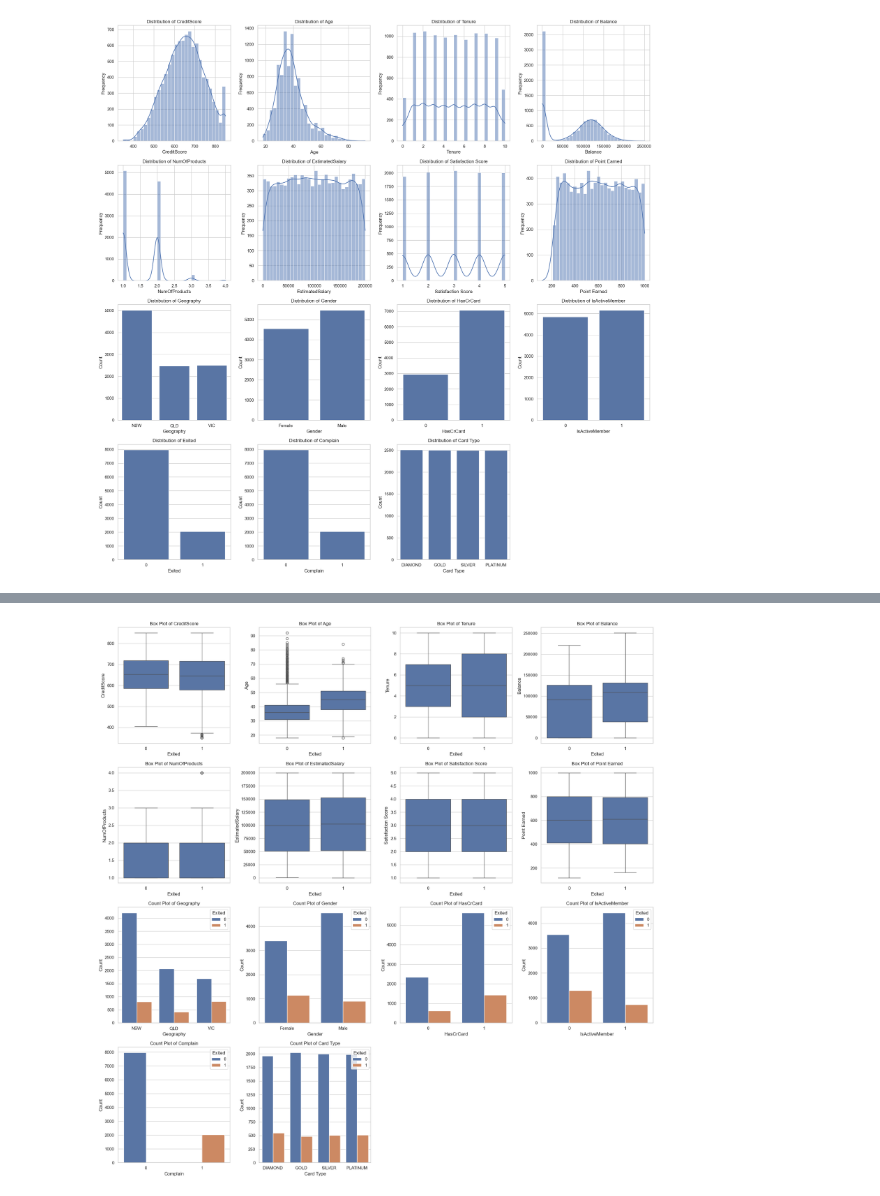
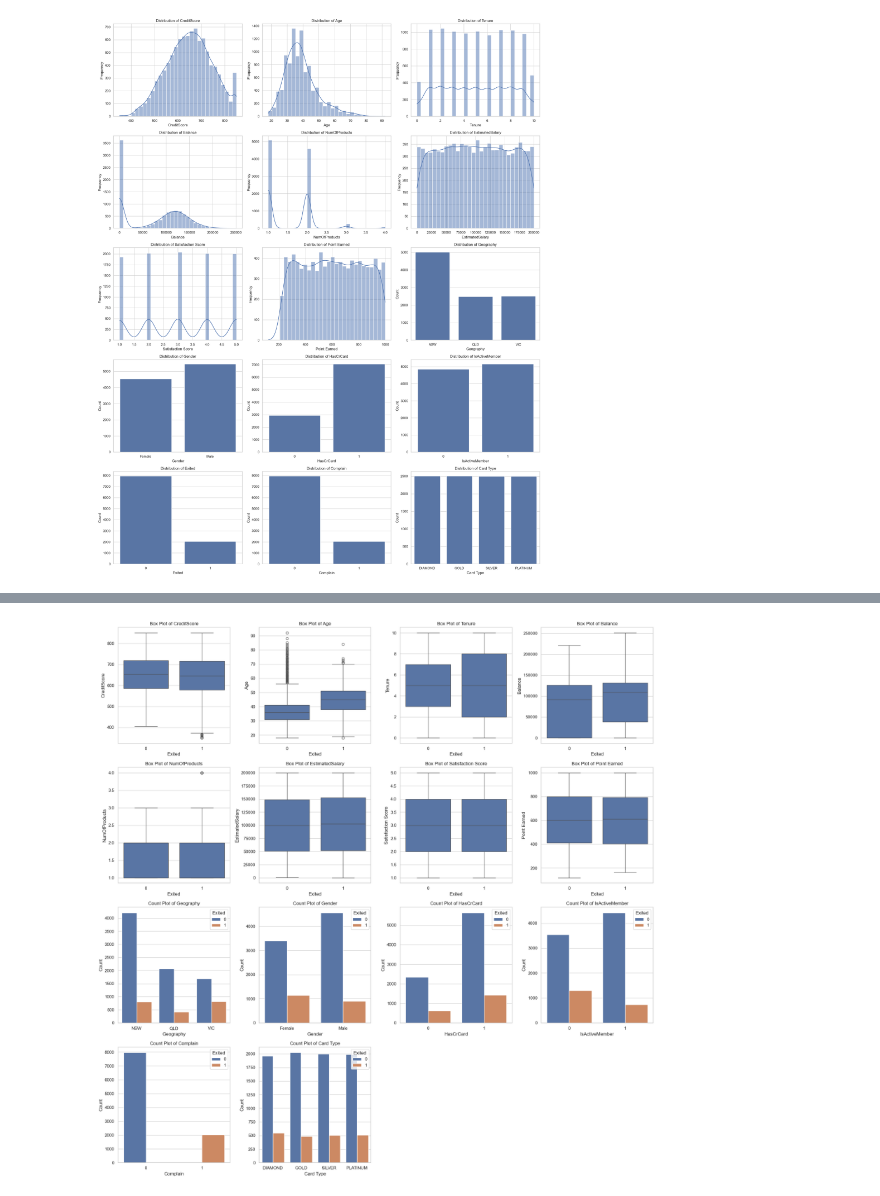
Before and after one commit to structuredcreations/Investment_Selector, a Jupyter notebook: _0_Mentum_Assignment.ipynb, the cells around one changed output, grey strips where cells are left out. Cells and saved outputs as stored; diff of their text form; code cells hidden in the pictures.

```diff
--- a/_0_Mentum_Assignment.ipynb
+++ b/_0_Mentum_Assignment.ipynb
@@ -40,46 +58,45 @@ memory usage: 1.4+ MB
 # %%
-# # Part 2:
+
 # distribution graphs
-
-# List of numerical and categorical columns
+# List of numerical and categorical columns, as some are numerical whilest others are categorical
 numerical_columns = ['CreditScore', 'Age', 'Tenure', 'Balance', 'NumOfProducts',
                      'EstimatedSalary', 'Satisfaction Score', 'Point Earned']
 
-categorical_columns = ['Geography', 'Gender', 'HasCrCard', 'IsActiveMember',
-                       'Exited', 'Complain', 'Card Type']
+# identified as objects in the underlying data
+categorical_columns = ['Geography', 'Gender', 'HasCrCard', 'IsActiveMember', 'Exited', 'Complain', 'Card Type']
 
 # Combine the lists to get the total number of variables
 all_columns = numerical_columns + categorical_columns
 total_columns = len(all_columns)
 
-# Determine grid size (e.g., 4 columns)
-n_cols = 4
+# Determine grid size (e.g., 3 columns)
+n_cols = 3
 n_rows = (total_columns // n_cols) + (total_columns % n_cols > 0)
 
 # Set up the plotting style and figure size
 sns.set(style="whitegrid")
 fig, axes = plt.subplots(n_rows, n_cols, figsize=(20, n_rows * 5))
 
 # Flatten the axes array for easy indexing
 axes = axes.flatten()
 
 # Create plots for each variable
 for i, col in enumerate(all_columns):
     if col in numerical_columns:
         sns.histplot(df[col], kde=True, bins=30, ax=axes[i])
     else:
         sns.countplot(x=col, data=df, ax=axes[i])
 
     axes[i].set_title(f'Distribution of {col}')
     axes[i].set_xlabel(col)
     axes[i].set_ylabel('Frequency' if col in numerical_columns else 'Count')
 
 # Remove any unused subplots
 for j in range(i + 1, len(axes)):
     fig.delaxes(axes[j])
 
 # Adjust layout
 plt.tight_layout()
 plt.show()
 # %% [output]
-[figure, old version]
+[figure, new version]
```
Also changed, not shown: parts of 7 cells of this notebook.
